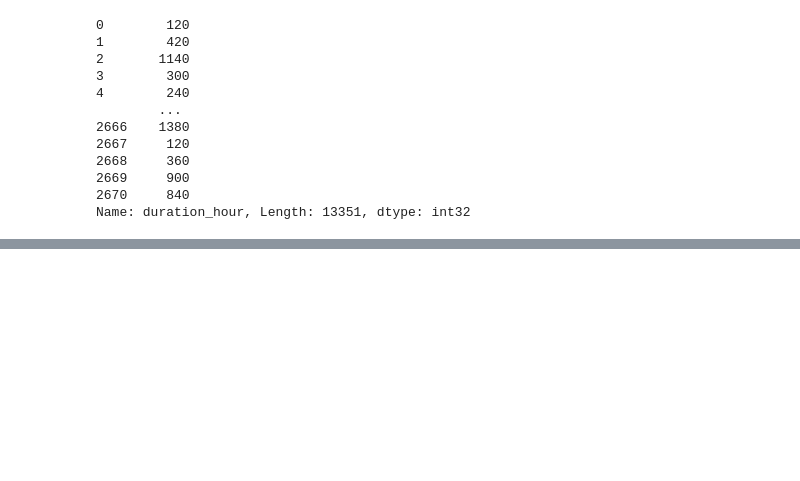
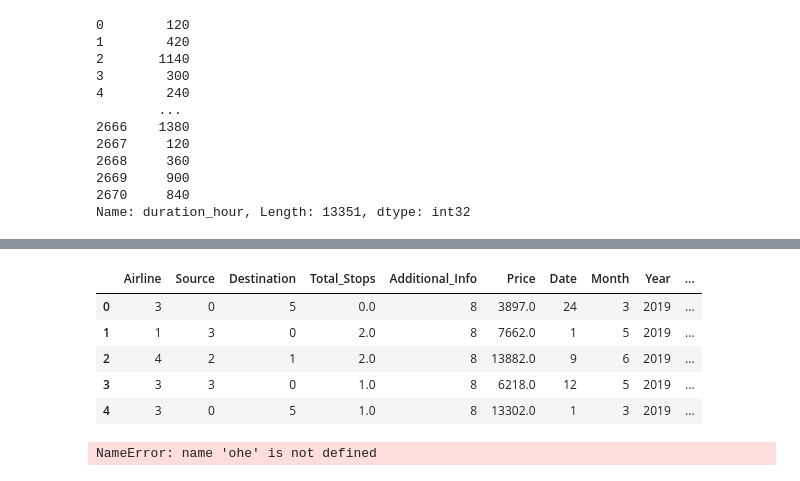
Before and after one commit to TirthNandha/Flight-Price-Pred-EDA, a Jupyter notebook: Untitled.ipynb, the cells around one changed output, grey strips where cells are left out. Saved outputs shown, nothing was run; the diff lists cells and outputs as text; code cells hidden in the pictures; blank space fills up the shorter version.

```diff
--- a/Untitled.ipynb
+++ b/Untitled.ipynb
@@ -336,0 +428,8 @@ Name: Duration, Length: 13351, dtype: bool
+# %%
+from sklearn.preprocessing import LabelEncoder
+labelencoder = LabelEncoder()
+# %%
+final_df['Airline'] = labelencoder.fit_transform(final_df['Airline'])
+final_df['Source'] = labelencoder.fit_transform(final_df['Source'])
+final_df['Destination'] = labelencoder.fit_transform(final_df['Destination'])
+final_df['Additional_Info'] = labelencoder.fit_transform(final_df['Additional_Info'])
@@ -336,0 +440,13 @@ Name: Duration, Length: 13351, dtype: bool
+# %%
+final_df.head()
+# %% [output]
+|  | Airline | Source | Destination | Total_Stops | Additional_Info | Price | Date | Month | Year | ... |
+| 0 | 3 | 0 | 5 | 0.0 | 8 | 3897.0 | 24 | 3 | 2019 | ... |
+| 1 | 1 | 3 | 0 | 2.0 | 8 | 7662.0 | 1 | 5 | 2019 | ... |
+| 2 | 4 | 2 | 1 | 2.0 | 8 | 13882.0 | 9 | 6 | 2019 | ... |
+| 3 | 3 | 3 | 0 | 1.0 | 8 | 6218.0 | 12 | 5 | 2019 | ... |
+| 4 | 3 | 0 | 5 | 1.0 | 8 | 13302.0 | 1 | 3 | 2019 | ... |
+# %%
+ohe.fit_transform(np.array(final_df['Airline']).reshape(-1,1))
+# %% [output]
+NameError: name 'ohe' is not defined
```
Also changed, not shown: parts of 14 cells of this notebook.
